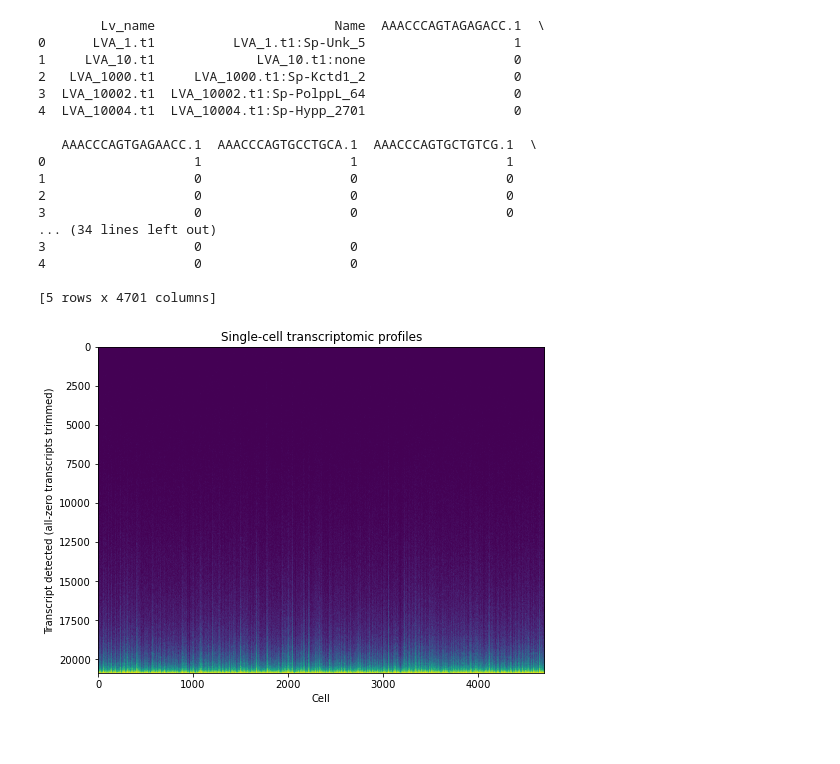
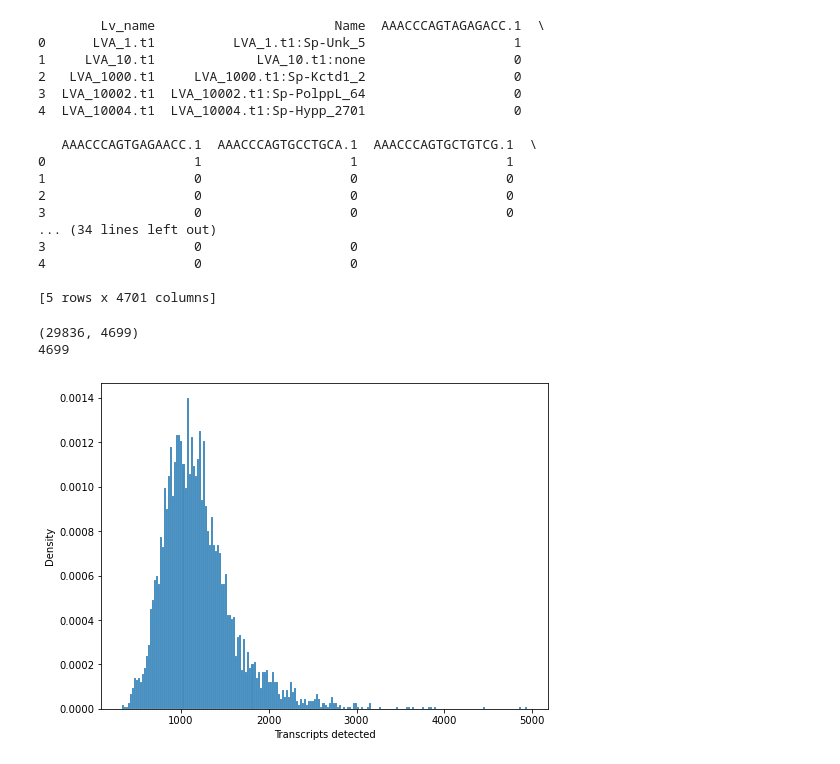
Before and after one commit to bkiyota/SNPBarcodingSimulator, a Jupyter notebook: scripts/clustering_accuracy_analysis.ipynb, the cells around one changed output. Saved outputs shown, nothing was run; the diff lists cells and outputs as text; code cells hidden in the pictures.

```diff
--- a/scripts/clustering_accuracy_analysis.ipynb
+++ b/scripts/clustering_accuracy_analysis.ipynb
@@ -243,13 +267,29 @@ for i in range(n):
         if counts[i,j] > 0:
             dropout[i,j] = 1
 
-dropout_trimmed = dropout[~np.all(dropout == 0, axis=1)]
+print(dropout.shape)
+total_transcripts_detected = np.sum(dropout, axis=0)
+print(len(total_transcripts_detected))
 
-fig,ax = plt.subplots(figsize=(8,6))
-h1 = ax.imshow(dropout_trimmed, aspect='auto')
-plt.title("Single-cell transcriptomic profiles")
-plt.xlabel("Cell")
-plt.ylabel("Transcript detected (all-zero transcripts trimmed)")
-plt.show()
+# dropout_trimmed = dropout[~np.all(dropout == 0, axis=1)]
+
+# fig,ax = plt.subplots(figsize=(8,6))
+# h1 = ax.imshow(dropout_trimmed, aspect='auto')
+# plt.title("Single-cell transcriptomic profiles")
+# plt.xlabel("Cell")
+# plt.ylabel("Transcript detected (all-zero transcripts trimmed)")
+# plt.show()
 # %% [output]
-[figure, removed]
+(29836, 4699)
+4699
+# %%
+transcripts_per_cell = np.sum(dropout, axis=0)
+fig,ax = plt.subplots(figsize=(8,6))
+plt.hist(transcripts_per_cell, bins=200, density=True, alpha=0.85, edgecolor="white", linewidth=0.1)
+plt.xlabel("Transcripts detected")
+plt.ylabel("Density")
+fig.savefig("/home/brett/work/TrajectoryInference/SNPBarcodingSimulator/figs/transcript_count_histogram.svg", format='svg', dpi=1200)
+fig.savefig("/home/brett/work/TrajectoryInference/SNPBarcodingSimulator/figs/transcript_count_histogram.eps", format='eps', dpi=1200)
+plt.show()
+# %% [output]
+[figure, added]
```
Also changed, not shown: parts of 8 cells of this notebook.
